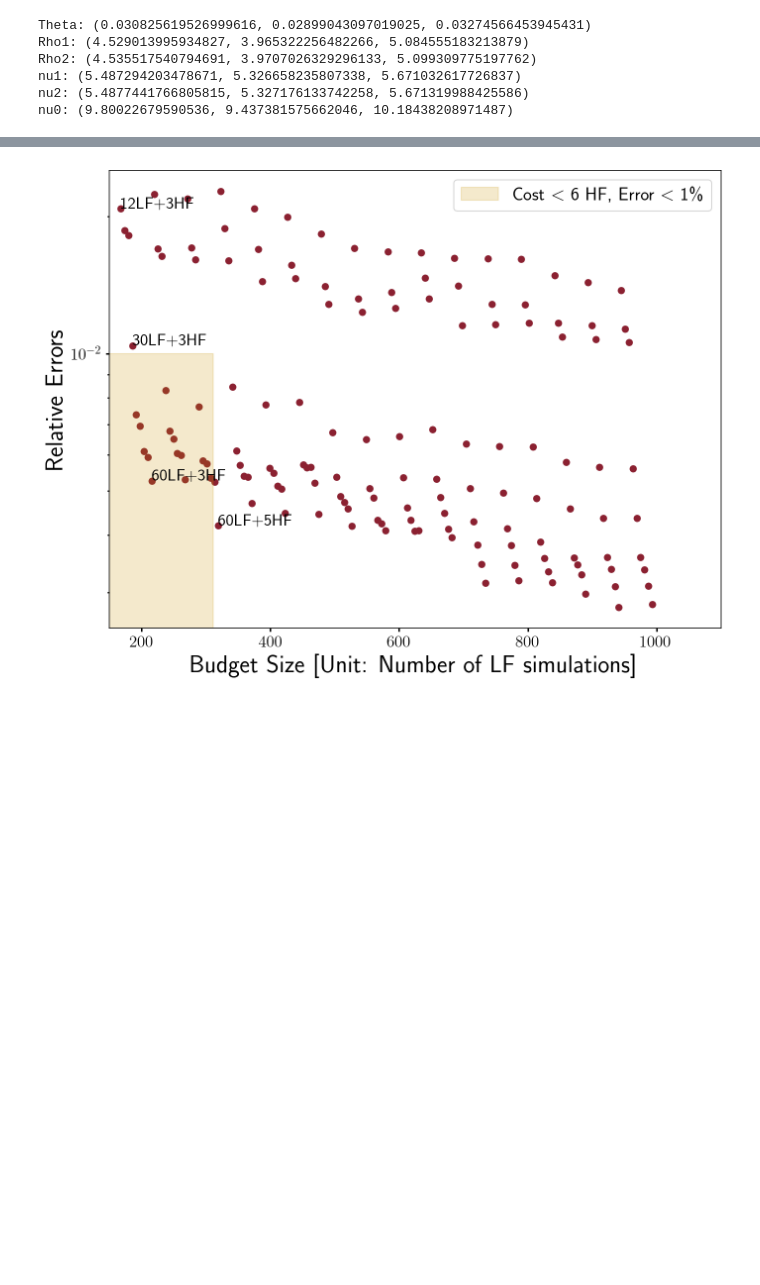
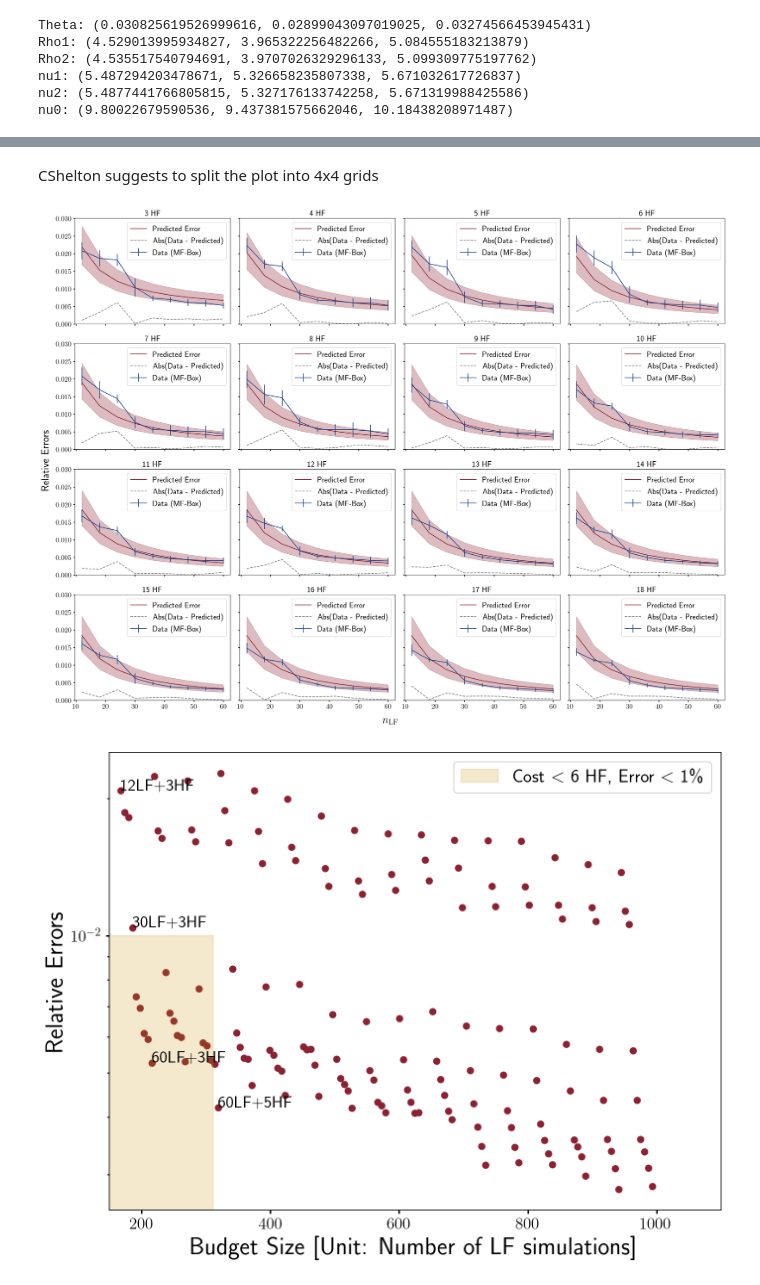
Before and after one commit to jibanCat/matter_emu_mfbox, a Jupyter notebook: notebooks/Infer dGMGP Emulation errors using LF and HF points.ipynb, the cells around one changed output, grey strips where cells are left out. Saved outputs shown, nothing was run; the diff lists cells and outputs as text; code cells hidden in the pictures; blank space fills up the shorter version.

```diff
--- a/notebooks/Infer dGMGP Emulation errors using LF and HF points.ipynb
+++ b/notebooks/Infer dGMGP Emulation errors using LF and HF points.ipynb
@@ -254,4 +258,66 @@ fig.savefig("../../../Latex/mf_boxsize_paper/images/budget_all_test_errors_dgmgp
 [figure]
+# %% [markdown]
+CShelton suggests to split the plot into 4x4 grids
+# %%
+fig, axes = plt.subplots(figsize=(10.625 * 2, 8 * 2), nrows=4, ncols=4, sharey=True, sharex=True,)
+
+# total number of MF Box emulators
+hf_size = len(set(n_hf))
+lf_size = len(set(n_lf))
+
+# The x axis bins
+_n_lf_bins = n_lf[:lf_size]
+_n_hf_bins = sorted(set(n_hf))
+
+for i,ax in enumerate(axes.reshape(-1)):
+
+    ax.errorbar(
+        _n_lf_bins,
+        y_true[i * lf_size: (i + 1) * lf_size],
+        yerr=y_sigma[i * lf_size: (i + 1) * lf_size, 0],
+        label=r"Data (MF-Box)",
+        color=colors[2],
+    )
+    ax.plot(_n_lf_bins, y_pred[i * lf_size: (i + 1) * lf_size], label=r"Predicted Error", color=colors[0])
+
+    ax.fill_between(
+        _n_lf_bins,
+        y1=y_pred_lower[i * lf_size: (i + 1) * lf_size],
+        y2=y_pred_upper[i * lf_size: (i + 1) * lf_size],
+        alpha=0.3,
+        color=colors[0]
+    )
+    ax.plot(
+        _n_lf_bins,
+        np.abs(y_pred[i * lf_size: (i + 1) * lf_size] - y_true[i * lf_size: (i + 1) * lf_size]),
+        ls="--",
+        color="grey",
+        label=r"Abs(Data - Predicted)",
+    )
+
+    ax.set_title("{} HF".format(int(_n_hf_bins[i])))
+    ax.set_ylim((0.0, 0.03))
+    # ax.set_ylabel("Relative Errors")
+    # ax.set_xlabel("$n_\mathrm{LF}$")
+    ax.legend()
+
+fig.text(0.5, -0.01, "$n_\mathrm{LF}$", ha="center", fontdict={"fontsize":24})
+fig.text(-0.01, 0.5, "Relative Errors", va="center", rotation="vertical", fontdict={"fontsize":24})
+
+fig.tight_layout()
+
+# for i in range(hf_size):
+#     plt.text(
+#         0.5 + lf_size * i,
+#         0.025,
+#         "[12-60]\nLF\n+\n{} HF".format(3 + i),
+#         fontdict={"fontsize" : 12}
+#     )
+
+
+fig.savefig("../../../Latex/mf_boxsize_paper/images/budget_all_test_errors_dgmgp_new.pdf", bbox_inches='tight', pad_inches=0.075)
+# %% [output]
+[figure, added]
 # %%
 fig, ax = plt.subplots(figsize=(10.625, 8), nrows=1, ncols=1)
 
```
Also changed, not shown: parts of 6 cells of this notebook.
